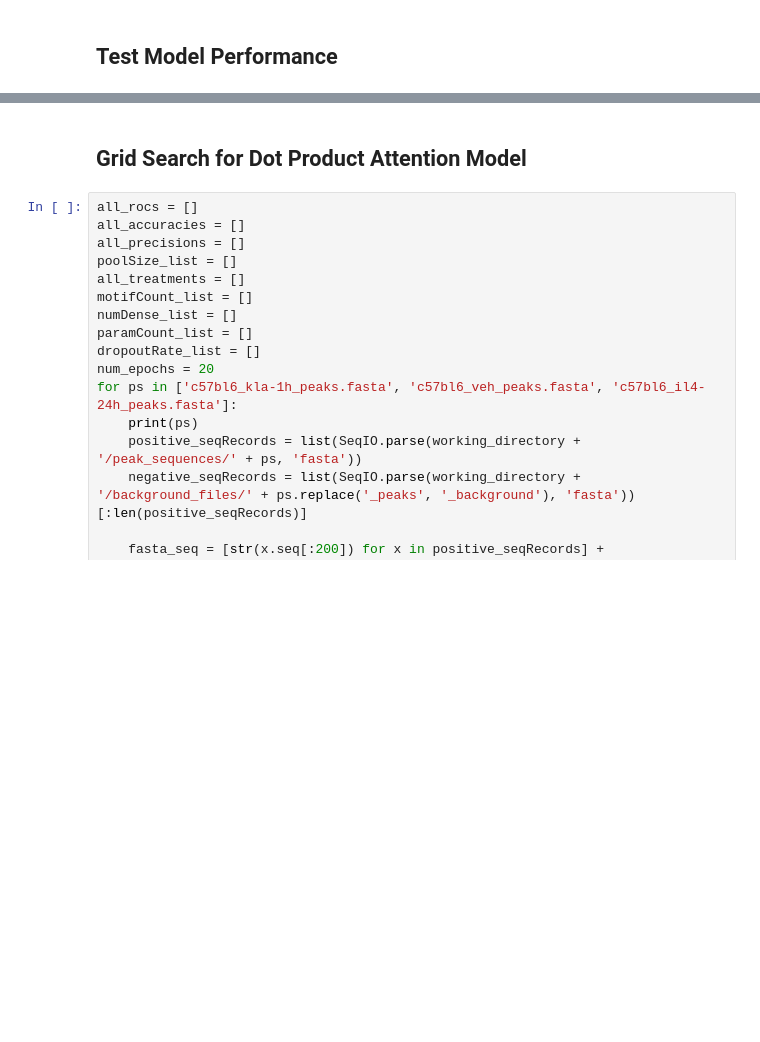
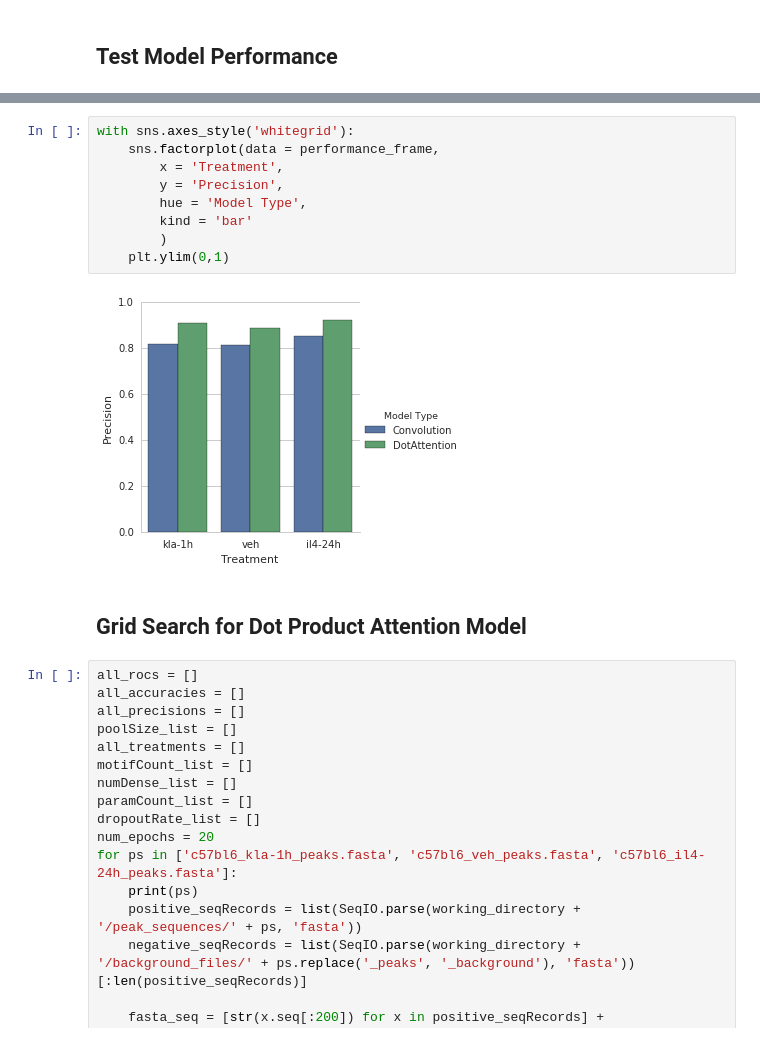
Before and after one commit to jenhantao/genomic_grammar, a Jupyter notebook: Attention Only Classification Analysis.ipynb, the cells around one changed output, grey strips where cells are left out. Drawn from its saved outputs; the diff is of its cells as text; blank space fills up the shorter version.

```diff
--- a/Attention Only Classification Analysis.ipynb
+++ b/Attention Only Classification Analysis.ipynb
@@ -246,3 +340,14 @@ TypeError: super(type, obj): obj must be an instance or subtype of type
+# %%
+with sns.axes_style('whitegrid'):
+    sns.factorplot(data = performance_frame,
+        x = 'Treatment',
+        y = 'Precision',
+        hue = 'Model Type',
+        kind = 'bar'
+        )
+    plt.ylim(0,1)
+# %% [output]
+[figure, added]
 # %% [markdown]
 ## Grid Search for Dot Product Attention Model
 # %%
```
Also changed, not shown: parts of 16 cells of this notebook.
